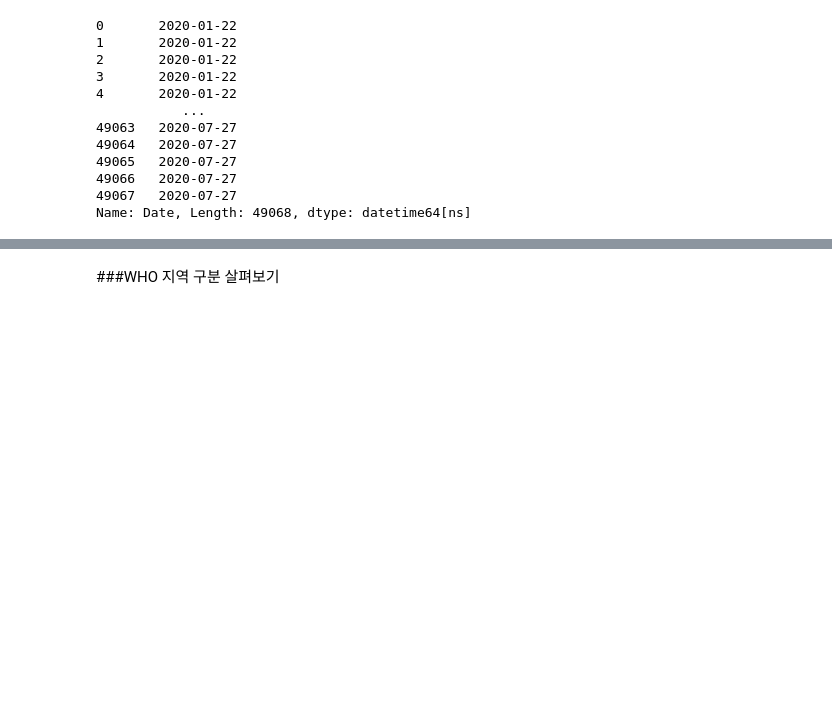
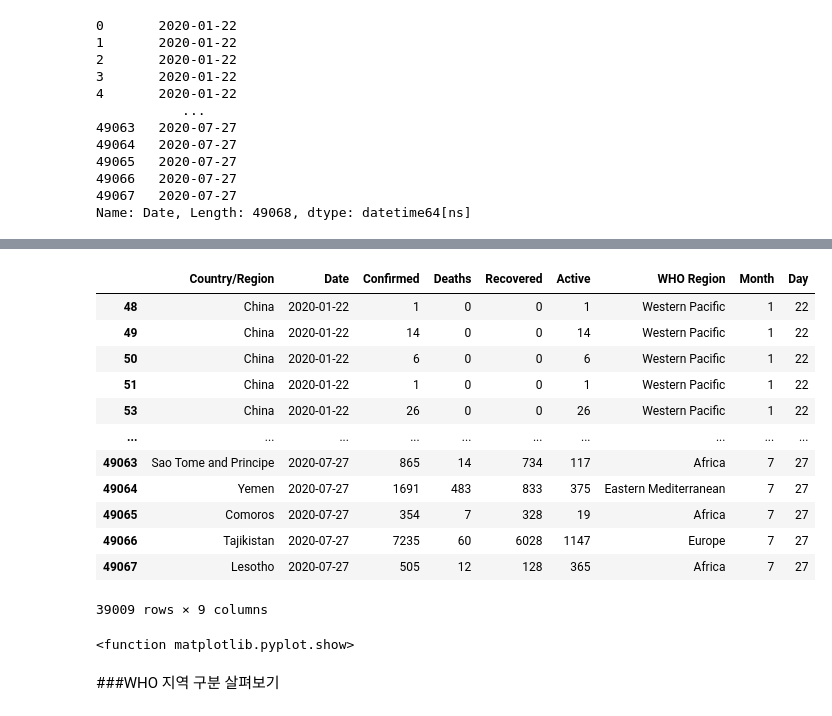
Before and after one commit to boramkim0514/110, a Jupyter notebook: Global_COVID_19_Impact.ipynb, the cells around one changed output, grey strips where cells are left out. Cells and saved outputs as stored; diff of their text form; code cells hidden in the pictures; blank space fills up the shorter version.

```diff
--- a/Global_COVID_19_Impact.ipynb
+++ b/Global_COVID_19_Impact.ipynb
@@ -167,0 +166,26 @@ memory usage: 4.9+ MB
+# %%
+df_new = df.loc[(df['Confirmed'] == 0) & (df['Deaths'] == 0)].index
+df_new_drop = df.drop(df_new, axis=0)
+# df_idx = df.loc[df[feature_name] == 0].index
+# df_new = df.drop(df_idx, axis=0)
+# %%
+#나라 이름 기준으로 compute ???
+df_new_drop
+# %% [output]
+|  | Country/Region | Date | Confirmed | Deaths | Recovered | Active | WHO Region | Month | Day |
+| 48 | China | 2020-01-22 | 1 | 0 | 0 | 1 | Western Pacific | 1 | 22 |
+| 49 | China | 2020-01-22 | 14 | 0 | 0 | 14 | Western Pacific | 1 | 22 |
+| 50 | China | 2020-01-22 | 6 | 0 | 0 | 6 | Western Pacific | 1 | 22 |
+| 51 | China | 2020-01-22 | 1 | 0 | 0 | 1 | Western Pacific | 1 | 22 |
+| 53 | China | 2020-01-22 | 26 | 0 | 0 | 26 | Western Pacific | 1 | 22 |
+| ... | ... | ... | ... | ... | ... | ... | ... | ... | ... |
+| 49063 | Sao Tome and Principe | 2020-07-27 | 865 | 14 | 734 | 117 | Africa | 7 | 27 |
+| 49064 | Yemen | 2020-07-27 | 1691 | 483 | 833 | 375 | Eastern Mediterranean | 7 | 27 |
+| 49065 | Comoros | 2020-07-27 | 354 | 7 | 328 | 19 | Africa | 7 | 27 |
+| 49066 | Tajikistan | 2020-07-27 | 7235 | 60 | 6028 | 1147 | Europe | 7 | 27 |
+| 49067 | Lesotho | 2020-07-27 | 505 | 12 | 128 | 365 | Africa | 7 | 27 |
+39009 rows × 9 columns
+# %%
+plt.show
+# %% [output]
+<function matplotlib.pyplot.show>
```
Also changed, not shown: parts of 78 cells of this notebook.
